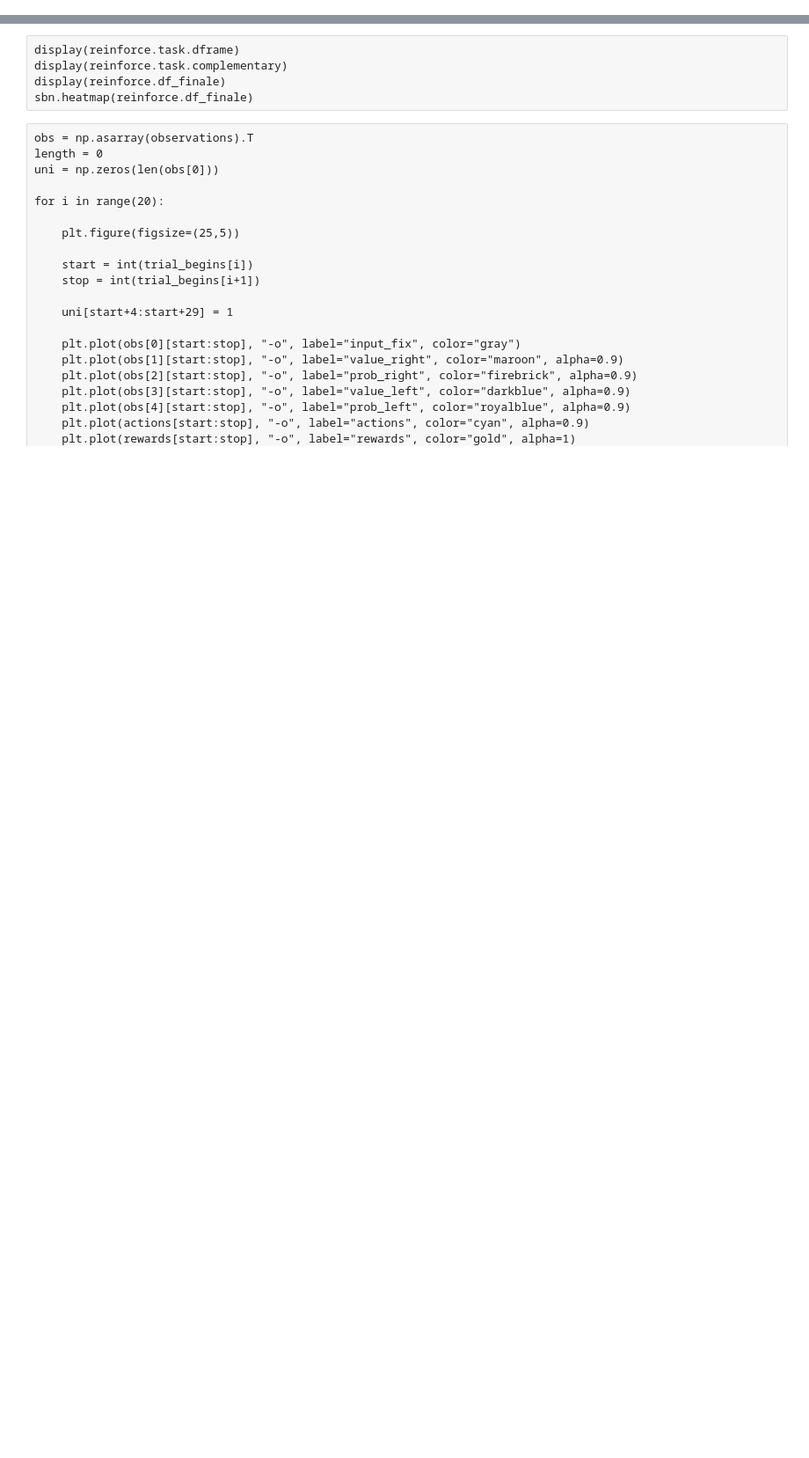
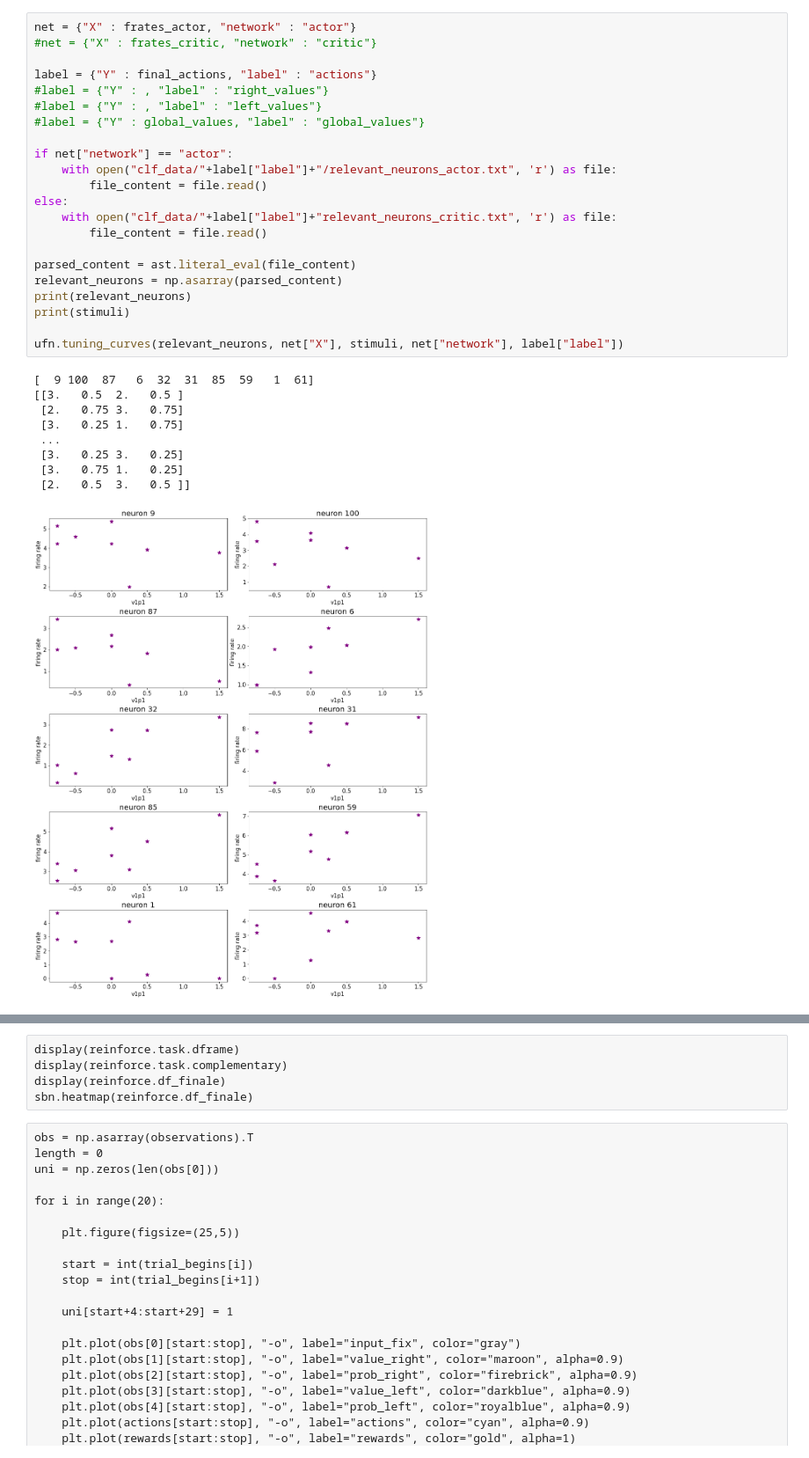
Before and after one commit to MartiniMarittimo/ActorCritic_classifiers, a Jupyter notebook: relevant_neurons_analysis.ipynb, the cells around one changed output, grey strips where cells are left out. Shown at 88% size. Drawn from its saved outputs; the diff is of its cells as text; blank space fills up the shorter version.

```diff
--- a/relevant_neurons_analysis.ipynb
+++ b/relevant_neurons_analysis.ipynb
@@ -18,0 +57,32 @@ import Reinforce as rln
+# %%
+net = {"X" : frates_actor, "network" : "actor"}
+#net = {"X" : frates_critic, "network" : "critic"}
+
+label = {"Y" : final_actions, "label" : "actions"}
+#label = {"Y" : , "label" : "right_values"}
+#label = {"Y" : , "label" : "left_values"}
+#label = {"Y" : global_values, "label" : "global_values"}
+
+if net["network"] == "actor":
+    with open("clf_data/"+label["label"]+"/relevant_neurons_actor.txt", 'r') as file:
+        file_content = file.read()
+else:
+    with open("clf_data/"+label["label"]+"relevant_neurons_critic.txt", 'r') as file:
+        file_content = file.read()
+
+parsed_content = ast.literal_eval(file_content)
+relevant_neurons = np.asarray(parsed_content)
+print(relevant_neurons)
+print(stimuli)
+
+ufn.tuning_curves(relevant_neurons, net["X"], stimuli, net["network"], label["label"])
+# %% [output]
+[  9 100  87   6  32  31  85  59   1  61]
+[[3.   0.5  2.   0.5 ]
+ [2.   0.75 3.   0.75]
+ [3.   0.25 1.   0.75]
+ ...
+ [3.   0.25 3.   0.25]
+ [3.   0.75 1.   0.25]
+ [2.   0.5  3.   0.5 ]]
+[figure, added]
```
Also changed, not shown: parts of 26 cells of this notebook, 7 other files.
